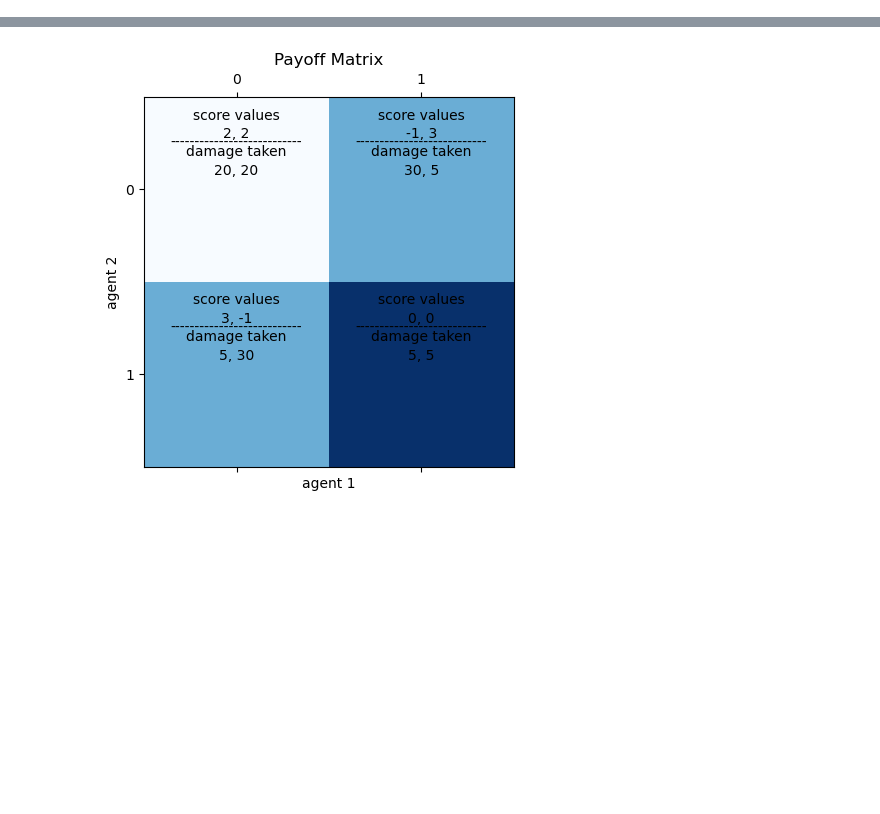
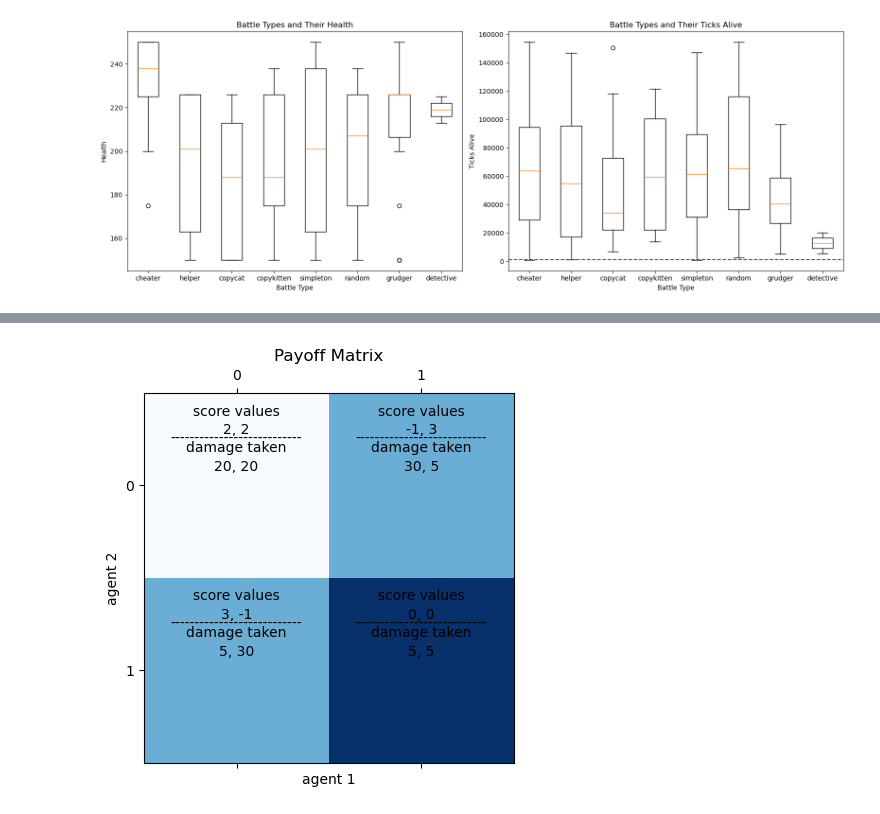
Before and after one commit to Arkist1/adb_simulation, a Jupyter notebook: metrics.ipynb, the cells around one changed output, grey strips where cells are left out. Saved outputs shown, nothing was run; the diff lists cells and outputs as text; code cells hidden in the pictures; blank space fills up the shorter version.

```diff
--- a/metrics.ipynb
+++ b/metrics.ipynb
@@ -61,3 +11,59 @@ plt.show()
+# %%
+def load_log_data(file_path):
+    with open(file_path, 'r') as file:
+        json_data = json.load(file)
+    plot_data = []
+    stop_times = []
+    for item in json_data:
+        if item["class"] == "AgentHealthUpdate":
+            battle_type = item["battle_type"]
+            if battle_type in BATTLE_TYPES:
+                plot_data.append([item["ticks"], item["health"], battle_type])
+        elif item["class"] == "SimStopReason" and item["ticks"] != MAX_TICKS:
+            stop_times.append(item["ticks"])
+    return plot_data, stop_times
+
+all_plot_data = []
+all_stop_times = []
+for file_name in os.listdir(FOLDER_PATH):
+    if file_name.endswith('.json') and file_name != 'config.json':
+        file_path = os.path.join(FOLDER_PATH, file_name)
+        plot_data, stop_reasons = load_log_data(file_path)
+        all_plot_data.extend(plot_data)
+        all_stop_times.extend(stop_reasons)
+
+health_data = {battle_type: [] for battle_type in BATTLE_TYPES}
+ticks_data = {battle_type: [] for battle_type in BATTLE_TYPES}
+for ticks, health, battle_type in all_plot_data:
+    health_data[battle_type].append(health)
+    ticks_data[battle_type].append(ticks)
+
+plt.figure(figsize=(16, 6))
+
+# Create boxplot for health
+plt.subplot(1, 2, 1)
+health_values_by_type = [health_data[battle_type] for battle_type in BATTLE_TYPES]
+plt.boxplot(health_values_by_type, labels=BATTLE_TYPES)
+plt.xlabel('Battle Type')
+plt.ylabel('Health')
+plt.title('Battle Types and Their Health')
+# plt.grid(True)
+
+
+# Create boxplot for ticks alive
+plt.subplot(1, 2, 2)
+ticks_values_by_type = [ticks_data[battle_type] for battle_type in BATTLE_TYPES]
+plt.boxplot(ticks_values_by_type, labels=BATTLE_TYPES)
+plt.axhline(y=1000, color='r', linestyle='--', label='1000 Ticks')
+plt.xlabel('Battle Type')
+plt.ylabel('Ticks Alive')
+plt.title('Battle Types and Their Ticks Alive')
+# plt.grid(True)
+
+plt.tight_layout()
+plt.show()
+# %% [output]
+[figure, added]
 # %%
 import os
 import numpy as np
```
Also changed, not shown: parts of 4 cells of this notebook.
